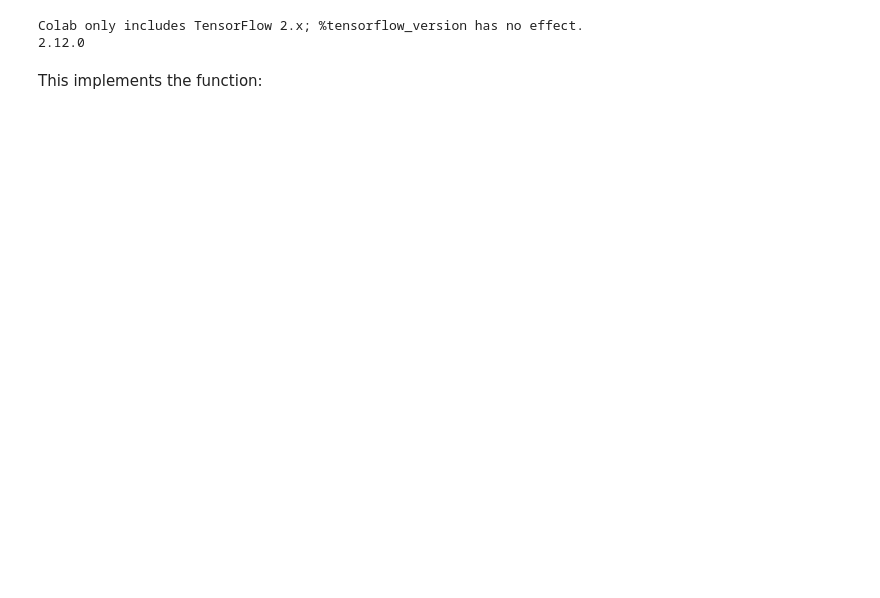
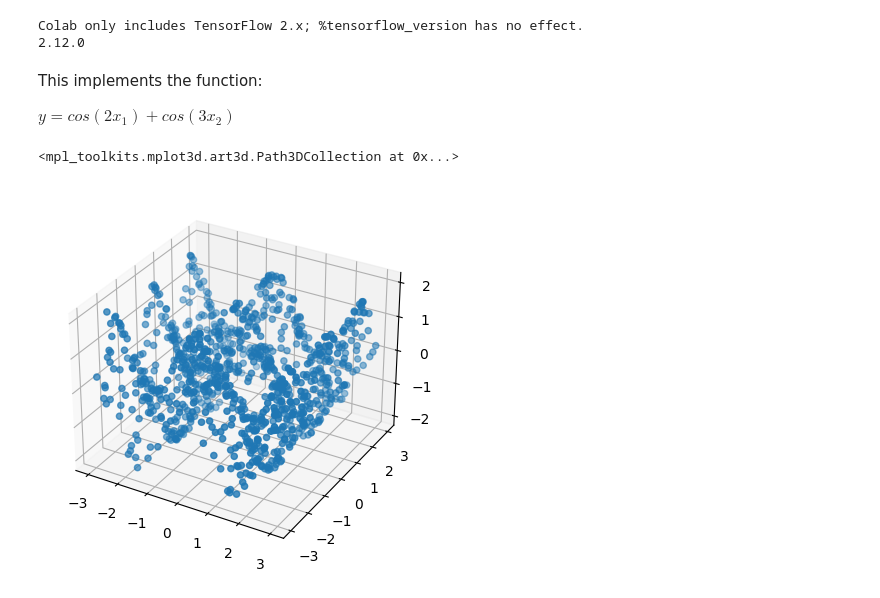
Before and after one commit to sreya-rc/TF2.0, a Jupyter notebook: TF2_0_ANN_Regression.ipynb, the cells around one changed output. Drawn from its saved outputs; the diff is of its cells as text; code cells hidden in the pictures; blank space fills up the shorter version.

```diff
--- a/TF2_0_ANN_Regression.ipynb
+++ b/TF2_0_ANN_Regression.ipynb
@@ -24,3 +24,14 @@ X = np.random.random((N, 2)) * 6 - 3  # uniformly distributed between (-3, 3)
 Y = np.cos(2*X[:, 0]) + np.cos(3*X[:, 1])
 # %% [markdown]
 This implements the function:
+
+$y = cos(2x_1) + cos(3x_2)$
+# %%
+# Plot the function
+fig = plt.figure()
+ax = fig.add_subplot(111, projection='3d')
+ax.scatter(X[:,0], X[:,1], Y)
+# plt.show()
+# %% [output]
+<mpl_toolkits.mplot3d.art3d.Path3DCollection at 0x...>
+[figure, added]
```
Also changed, not shown: parts of 5 cells of this notebook.
